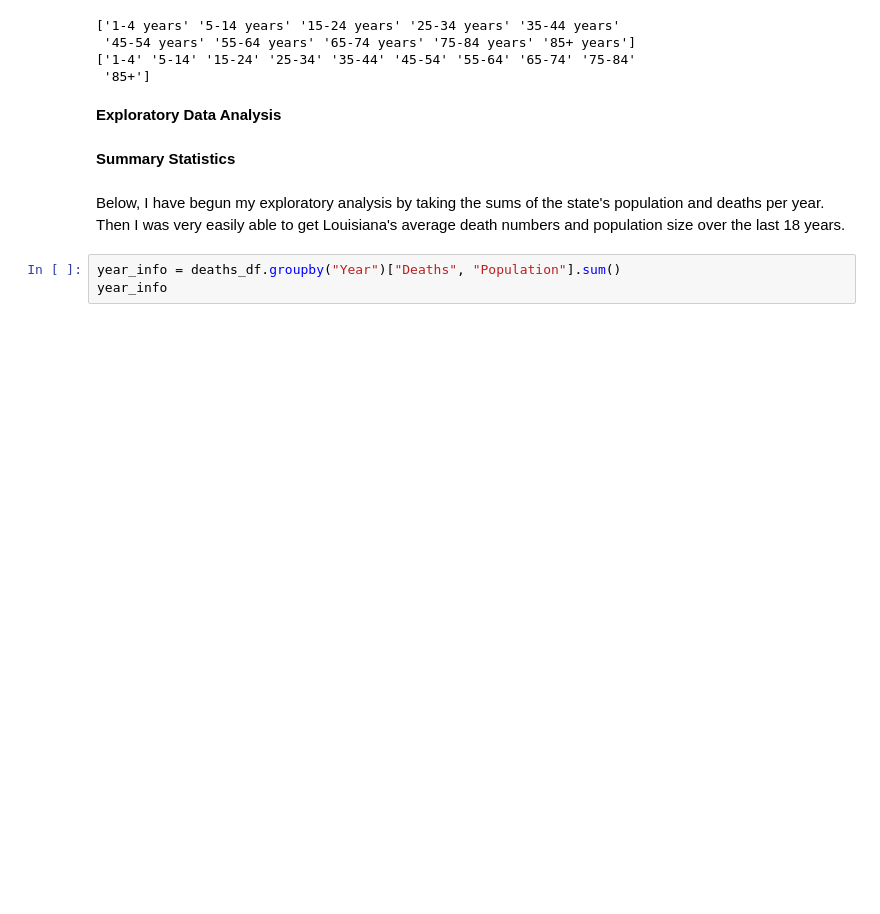
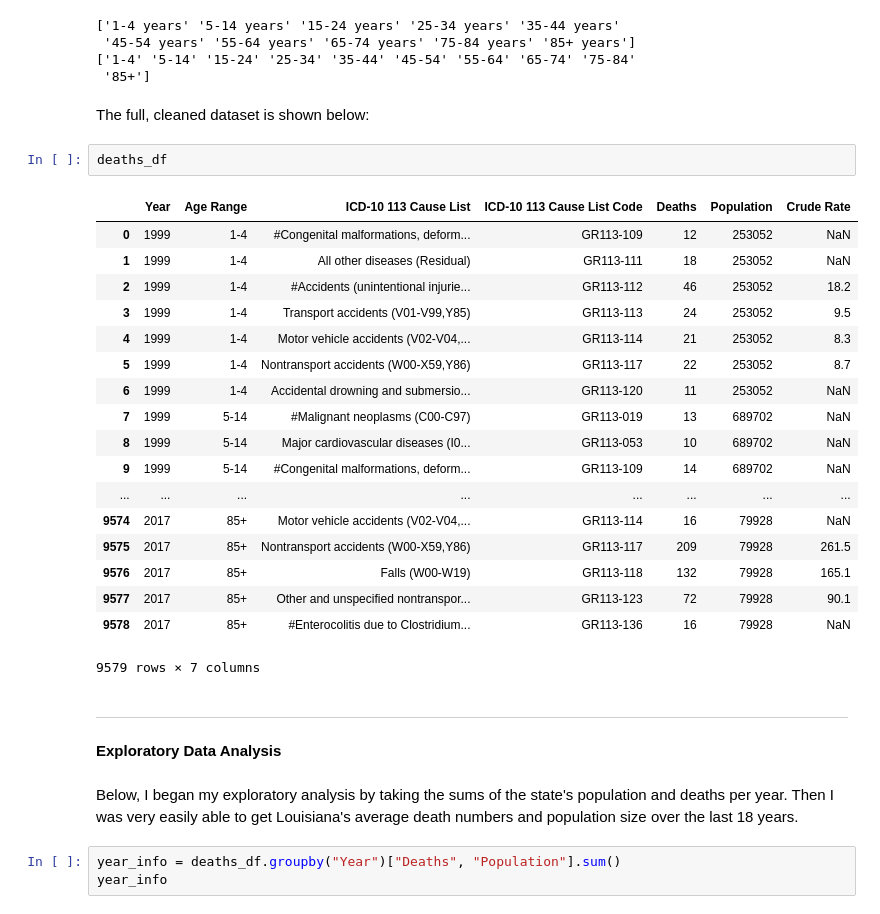
Before and after one commit to ajasica/ajasica.github.io, a Jupyter notebook: Final Tutorial.ipynb, the cells around one changed output. Cells and saved outputs as stored; diff of their text form; blank space fills up the shorter version.

Commit message:
finish milestone 2, show full dataset

```diff
--- a/Final Tutorial.ipynb
+++ b/Final Tutorial.ipynb
@@ -109,12 +117,35 @@ deaths_df.rename(columns={"Ten-Year Age Groups Code" : "Age Range"}, inplace=Tru
  '45-54 years' '55-64 years' '65-74 years' '75-84 years' '85+ years']
 ['1-4' '5-14' '15-24' '25-34' '35-44' '45-54' '55-64' '65-74' '75-84'
  '85+']
+# %% [markdown]
+The full, cleaned dataset is shown below:
+# %%
+deaths_df
+# %% [output]
+|  | Year | Age Range | ICD-10 113 Cause List | ICD-10 113 Cause List Code | Deaths | Population | Crude Rate |
+| 0 | 1999 | 1-4 | #Congenital malformations, deform... | GR113-109 | 12 | 253052 | NaN |
+| 1 | 1999 | 1-4 | All other diseases (Residual) | GR113-111 | 18 | 253052 | NaN |
+| 2 | 1999 | 1-4 | #Accidents (unintentional injurie... | GR113-112 | 46 | 253052 | 18.2 |
+| 3 | 1999 | 1-4 | Transport accidents (V01-V99,Y85) | GR113-113 | 24 | 253052 | 9.5 |
+| 4 | 1999 | 1-4 | Motor vehicle accidents (V02-V04,... | GR113-114 | 21 | 253052 | 8.3 |
+| 5 | 1999 | 1-4 | Nontransport accidents (W00-X59,Y86) | GR113-117 | 22 | 253052 | 8.7 |
+| 6 | 1999 | 1-4 | Accidental drowning and submersio... | GR113-120 | 11 | 253052 | NaN |
+| 7 | 1999 | 5-14 | #Malignant neoplasms (C00-C97) | GR113-019 | 13 | 689702 | NaN |
+| 8 | 1999 | 5-14 | Major cardiovascular diseases (I0... | GR113-053 | 10 | 689702 | NaN |
+| 9 | 1999 | 5-14 | #Congenital malformations, deform... | GR113-109 | 14 | 689702 | NaN |
+| ... | ... | ... | ... | ... | ... | ... | ... |
+| 9574 | 2017 | 85+ | Motor vehicle accidents (V02-V04,... | GR113-114 | 16 | 79928 | NaN |
+| 9575 | 2017 | 85+ | Nontransport accidents (W00-X59,Y86) | GR113-117 | 209 | 79928 | 261.5 |
+| 9576 | 2017 | 85+ | Falls (W00-W19) | GR113-118 | 132 | 79928 | 165.1 |
+| 9577 | 2017 | 85+ | Other and unspecified nontranspor... | GR113-123 | 72 | 79928 | 90.1 |
+| 9578 | 2017 | 85+ | #Enterocolitis due to Clostridium... | GR113-136 | 16 | 79928 | NaN |
+9579 rows × 7 columns
+# %% [markdown]
+---
 # %% [markdown]
 **Exploratory Data Analysis**
-# %% [markdown]
-**Summary Statistics**
 # %% [markdown]
-Below, I have begun my exploratory analysis by taking the sums of the state's population and deaths per year. Then I was very easily able to get Louisiana's average death numbers and population size over the last 18 years.
+Below, I began my exploratory analysis by taking the sums of the state's population and deaths per year. Then I was very easily able to get Louisiana's average death numbers and population size over the last 18 years.
 # %%
 year_info = deaths_df.groupby("Year")["Deaths", "Population"].sum()
 year_info
```
Also changed, not shown: parts of 1 cell of this notebook, 1 other file.
